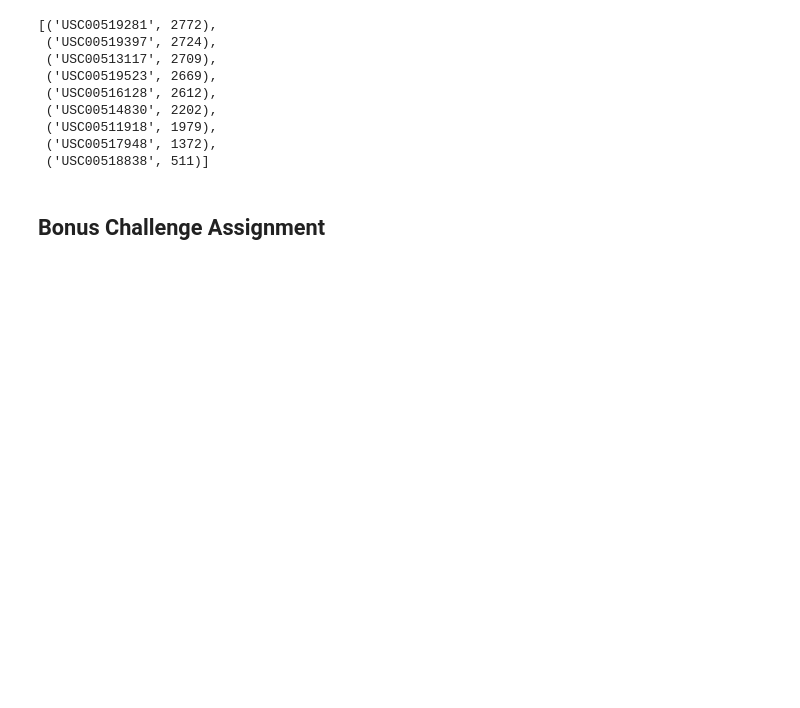
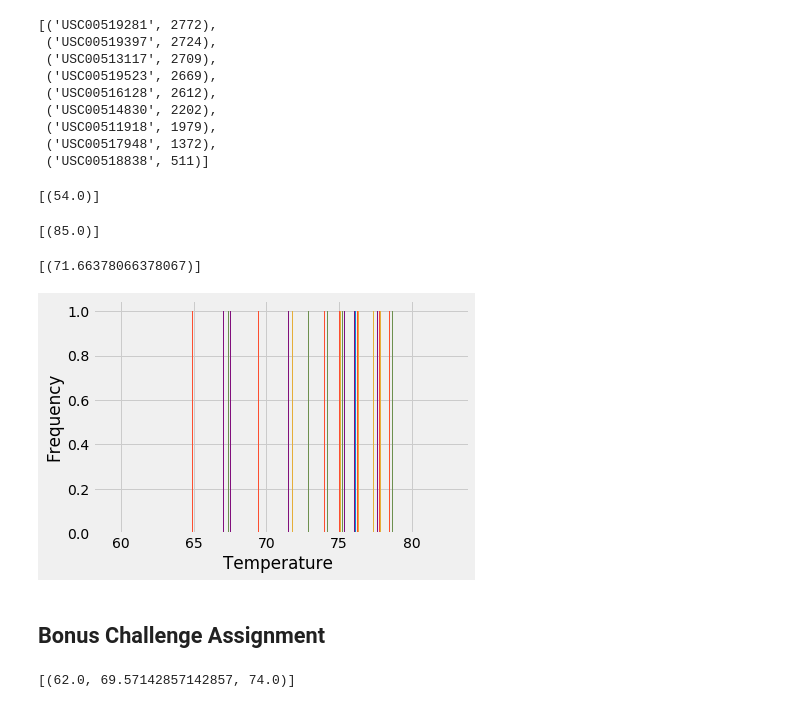
Before and after one commit to darenhamilton/sqlalchemy-challenge, a Jupyter notebook: climate_starter.ipynb, the cells around one changed output. Saved outputs shown, nothing was run; the diff lists cells and outputs as text; code cells hidden in the pictures; blank space fills up the shorter version.

```diff
--- a/climate_starter.ipynb
+++ b/climate_starter.ipynb
@@ -219,10 +225,34 @@ station_count
  ('USC00511918', 1979),
  ('USC00517948', 1372),
  ('USC00518838', 511)]
+# %%
+# Using the station id from the previous query, calculate the lowest temperature recorded at station USC00519281
+low_temp = session.query(func.min(Measurement.tobs)).filter(Measurement.station == 'USC00519281').all()
+low_temp
+# %% [output]
+[(54.0)]
 # %%
-# Using the station id from the previous query, calculate the lowest temperature recorded,
-# USC00519281
+# Using the station id from the previous query, calculate the highest temperature recorded at station USC00519281
+high_temp = session.query(func.max(Measurement.tobs)).filter(Measurement.station == 'USC00519281').all()
+high_temp
 # highest temperature recorded, and average temperature of the most active station?
+# %% [output]
+[(85.0)]
+# %%
+# Using the station id from the previous query, calculate the average temperature of the most active station
+avg_temp = session.query(func.avg(Measurement.tobs)).filter(Measurement.station == 'USC00519281').all()
+avg_temp
+# %% [output]
+[(71.66378066378067)]
 # %%
 # Choose the station with the highest number of temperature observations.
+date = dt.datetime(2016, 8, 17)
+# temp_count = session.query(Measurement.station, func.max(Measurement.tobs)).group_by(Measurement.station).order_by(func.count(Measurement.tobs).desc()).all()
+# station_count
+temp_count = session.query(Measurement.tobs).filter(Measurement.date > date).filter(Measurement.station == 'USC00519281').all()
+# temp_count
 # Query the last 12 months of temperature observation data for this station and plot the results as a histogram
+#  plt.hist(temp_count)
+# plt.xlabel('Temperature (°F)')
+# plt.ylabel('Counts')
+# plt.show()
@@ -228,0 +266,9 @@ station_count
+# %%
+
+plt.hist(temp_count)
+plt.xlabel('Temperature ')
+plt.ylabel('Frequency')
+plt.show()
+# print(sts.normaltest(temperatures.sample(50)))
+# %% [output]
+[figure, added]
@@ -247,6 +305,8 @@ def calc_temps(start_date, end_date):
 
 # function usage example
 print(calc_temps('2012-02-28', '2012-03-05'))
+# %% [output]
+[(62.0, 69.57142857142857, 74.0)]
 # %%
 # Use your previous function `calc_temps` to calculate the tmin, tavg, and tmax
 # for your trip using the previous year's data for those same dates.
```
Also changed, not shown: parts of 5 cells of this notebook, 1 other file.
